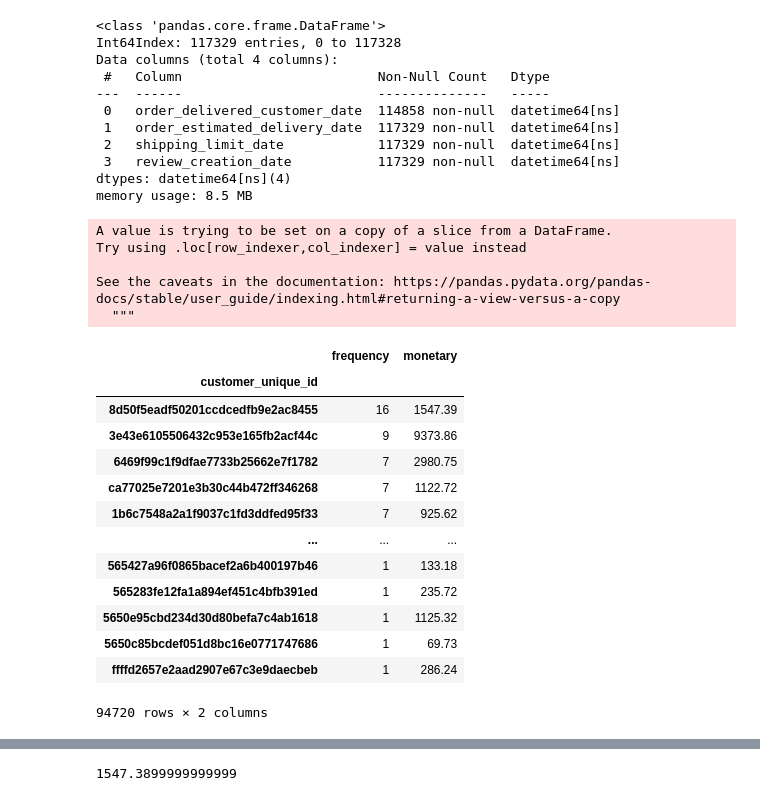
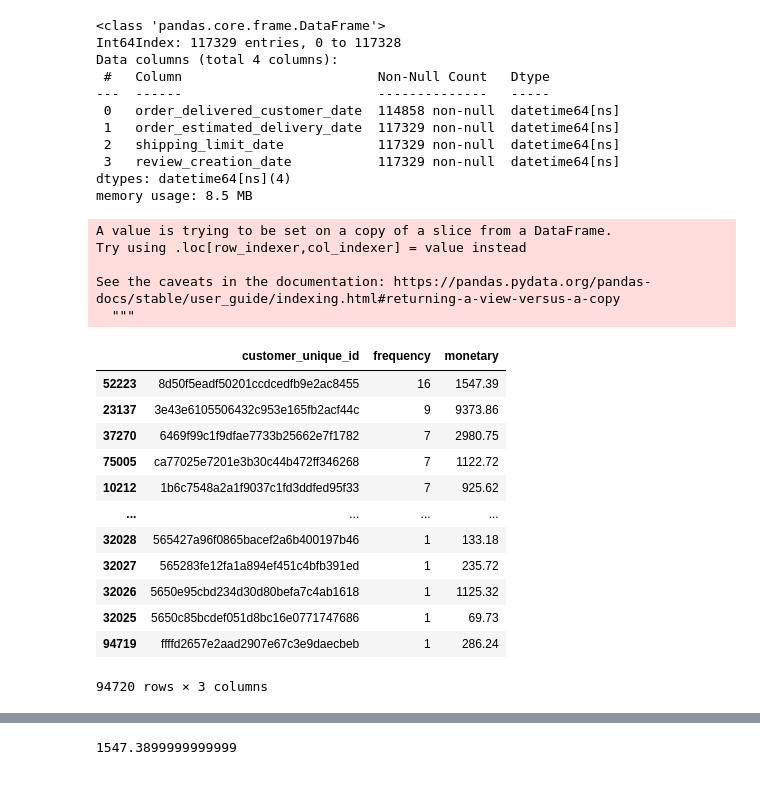
Before and after one commit to ibrahim-sayhan/clustring, a Jupyter notebook: ProjetAI2_ClusteringForLubmarine.ipynb, the cells around one changed output, grey strips where cells are left out. Saved outputs shown, nothing was run; the diff lists cells and outputs as text; code cells hidden in the pictures.

```diff
--- a/ProjetAI2_ClusteringForLubmarine.ipynb
+++ b/ProjetAI2_ClusteringForLubmarine.ipynb
@@ -351,34 +352,33 @@ memory usage: 8.5 MB
 # %%
 df = pd_clean
 df = df.drop_duplicates(subset={'order_id','customer_id','order_purchase_timestamp','order_delivered_customer_date'})
 
 # Calcul de la fréquence rFm
 df['total_pay'] = df.payment_value * df.payment_installments
 freq = df.groupby('customer_unique_id')['order_id'].count()
 
 # Calcul de la monetary rfM
 totalpaybycust = df.groupby('customer_unique_id')['total_pay'].sum()
-totalpaybycust.reset_index()
-pd_fm = pd.merge(freq, totalpaybycust, on='customer_unique_id').rename(columns={"order_id":"frequency","total_pay":"monetary"})
-pd_fm.sort_values(ascending=False, by='frequency')
+totalpaybycust = totalpaybycust.reset_index(level='customer_unique_id', name='monetary')
+pd_rfm = pd.merge(freq, totalpaybycust, on='customer_unique_id').rename(columns={'order_id':'frequency'})
+pd_rfm.sort_values(ascending=False, by='frequency')
 # %% [output]
 A value is trying to be set on a copy of a slice from a DataFrame.
 Try using .loc[row_indexer,col_indexer] = value instead
 
 See the caveats in the documentation: https://pandas.pydata.org/pandas-docs/stable/user_guide/indexing.html#returning-a-view-versus-a-copy
   """
-|  | frequency | monetary |
-| customer_unique_id |  |  |
-| 8d50f5eadf50201ccdcedfb9e2ac8455 | 16 | 1547.39 |
-| 3e43e6105506432c953e165fb2acf44c | 9 | 9373.86 |
-| 6469f99c1f9dfae7733b25662e7f1782 | 7 | 2980.75 |
-| ca77025e7201e3b30c44b472ff346268 | 7 | 1122.72 |
-| 1b6c7548a2a1f9037c1fd3ddfed95f33 | 7 | 925.62 |
-| ... | ... | ... |
-| 565427a96f0865bacef2a6b400197b46 | 1 | 133.18 |
-| 565283fe12fa1a894ef451c4bfb391ed | 1 | 235.72 |
-| 5650e95cbd234d30d80befa7c4ab1618 | 1 | 1125.32 |
-| 5650c85bcdef051d8bc16e0771747686 | 1 | 69.73 |
-| ffffd2657e2aad2907e67c3e9daecbeb | 1 | 286.24 |
+|  | customer_unique_id | frequency | monetary |
+| 52223 | 8d50f5eadf50201ccdcedfb9e2ac8455 | 16 | 1547.39 |
+| 23137 | 3e43e6105506432c953e165fb2acf44c | 9 | 9373.86 |
+| 37270 | 6469f99c1f9dfae7733b25662e7f1782 | 7 | 2980.75 |
+| 75005 | ca77025e7201e3b30c44b472ff346268 | 7 | 1122.72 |
+| 10212 | 1b6c7548a2a1f9037c1fd3ddfed95f33 | 7 | 925.62 |
+| ... | ... | ... | ... |
+| 32028 | 565427a96f0865bacef2a6b400197b46 | 1 | 133.18 |
+| 32027 | 565283fe12fa1a894ef451c4bfb391ed | 1 | 235.72 |
+| 32026 | 5650e95cbd234d30d80befa7c4ab1618 | 1 | 1125.32 |
+| 32025 | 5650c85bcdef051d8bc16e0771747686 | 1 | 69.73 |
+| 94719 | ffffd2657e2aad2907e67c3e9daecbeb | 1 | 286.24 |
-94720 rows × 2 columns
+94720 rows × 3 columns
 # %%
```
Also changed, not shown: parts of 5 cells of this notebook.
